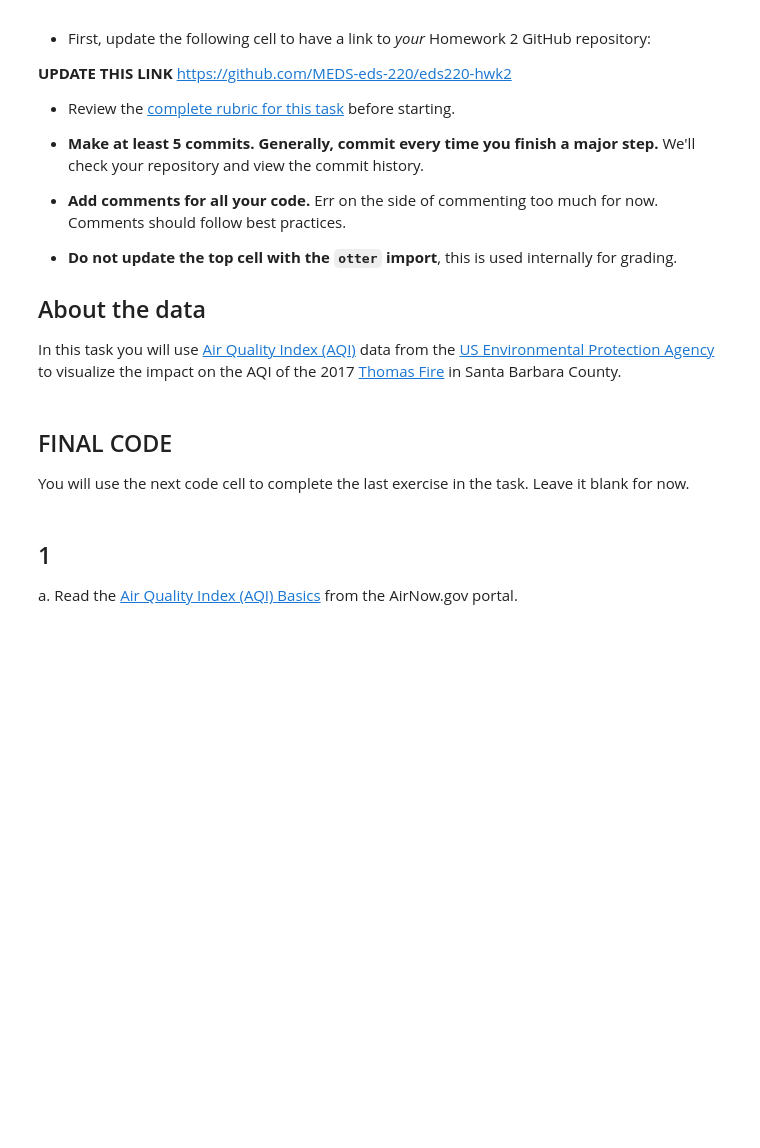
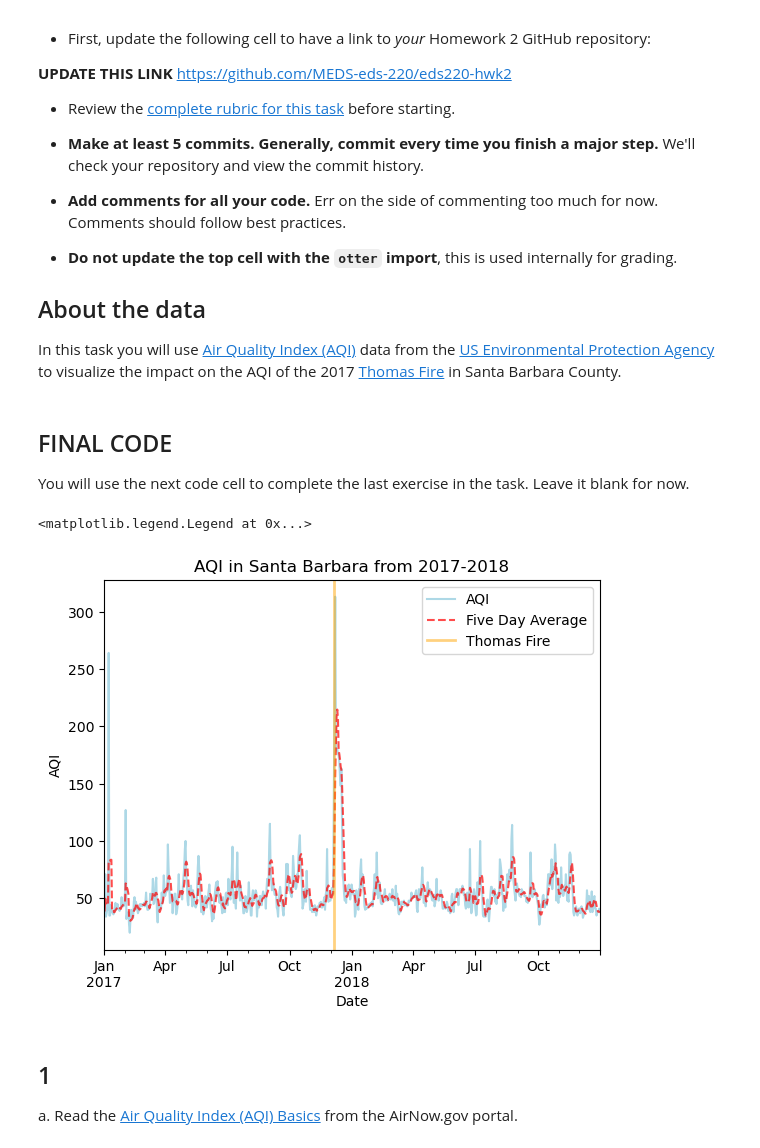
Before and after one commit to kellyloveskelp/eds220-hwk2, a Jupyter notebook: task3/hwk2-task3-aqi.ipynb, the cells around one changed output. Cells and saved outputs as stored; diff of their text form; code cells hidden in the pictures; blank space fills up the shorter version.

```diff
--- a/task3/hwk2-task3-aqi.ipynb
+++ b/task3/hwk2-task3-aqi.ipynb
@@ -31,6 +31,63 @@ In this task you will use [Air Quality Index (AQI)](https://www.airnow.gov/aqi/a
 ## FINAL CODE
 
 You will use the next code cell to complete the last exercise in the task. Leave it blank for now.
+# %%
+import os
+import pandas as pd
+import numpy as np
+import matplotlib.pyplot as plt
+
+aqi_17 = pd.read_csv(
+    '/Users/kellyanne/Desktop/meds2027/eds220/eds220-hwk2/data/daily_aqi_by_county_2017.zip', compression='zip')
+aqi_18 = pd.read_csv(
+    '/Users/kellyanne/Desktop/meds2027/eds220/eds220-hwk2/data/daily_aqi_by_county_2018.zip', compression='zip')
+
+aqi = pd.concat([aqi_17, aqi_18])
+
+aqi.columns = (aqi.columns
+               .str.lower()
+               .str.replace(' ','_'))
+
+aqi_sb = aqi[aqi["county_name"] == "Santa Barbara"].drop(
+    columns = ["state_name", "county_name", "state_code", "county_code"])
+
+aqi_sb['date'] = aqi_sb['date'].astype('datetime64[ns]')
+
+aqi_sb = aqi_sb.set_index('date').sort_index()
+
+aqi_sb['five_day_average'] = aqi_sb['aqi'].rolling('5D').mean()
+
+# Plot it!
+fig, ax = plt.subplots()
+
+aqi_sb.reset_index().plot.line(
+    x='date',
+    y='aqi',
+    ax=ax,
+    label = "AQI",
+    color='lightblue'
+    )
+aqi_sb.reset_index().plot.line(
+    x='date',
+    y='five_day_average',
+    ax=ax,
+    label = "Five Day Average",
+    color='red',
+    alpha = 0.7,
+    linestyle='--'
+    )
+
+# Add a line marking the Dec 2017 Thomas Fire
+ax.axvline("2017-12-05", label = "Thomas Fire", color='orange', linewidth = 2, alpha = 0.5)
+
+# Update axes
+ax.set_title('AQI in Santa Barbara from 2017-2018')
+ax.set_xlabel('Date')
+ax.set_ylabel('AQI')
+ax.legend()
+# %% [output]
+<matplotlib.legend.Legend at 0x...>
+[figure, added]
 # %% [markdown]
 ## 1
 
```
Also changed, not shown: parts of 6 cells of this notebook, 1 other file.
